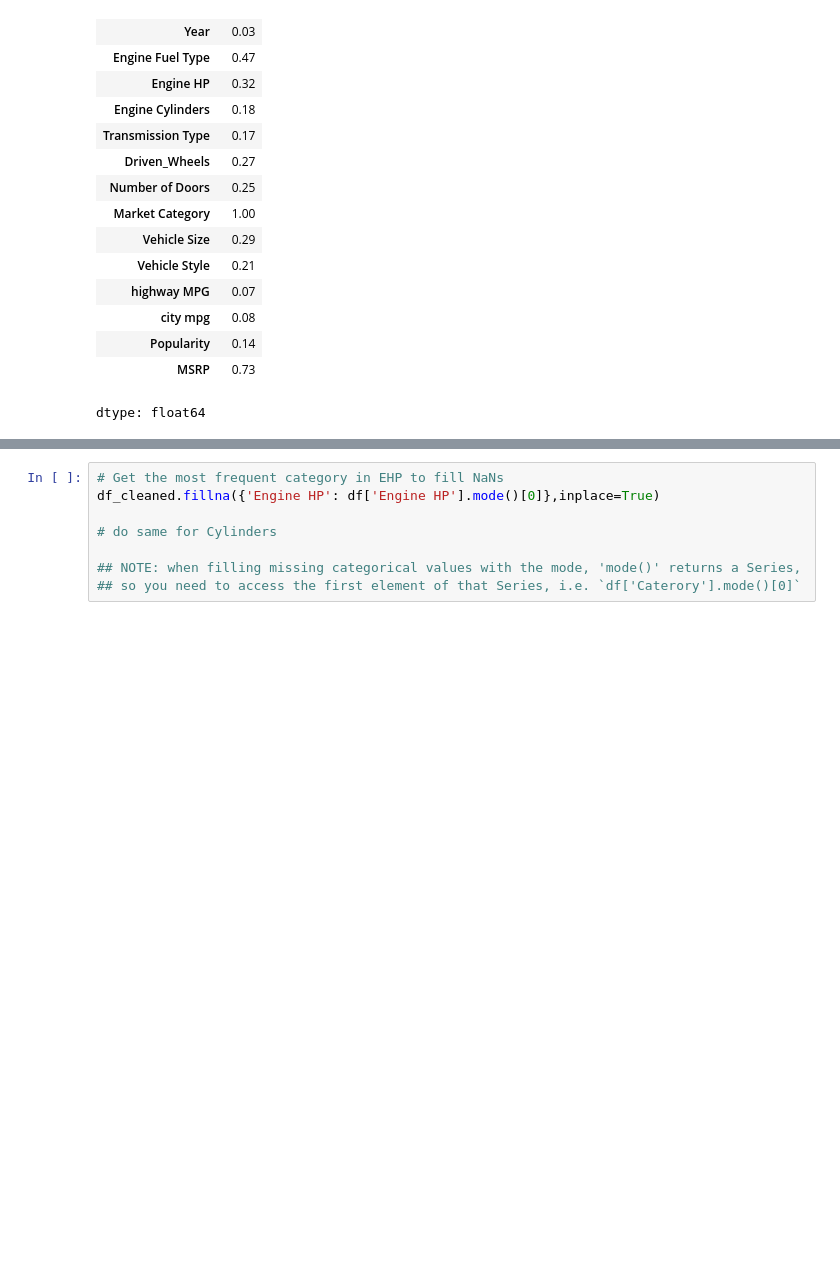
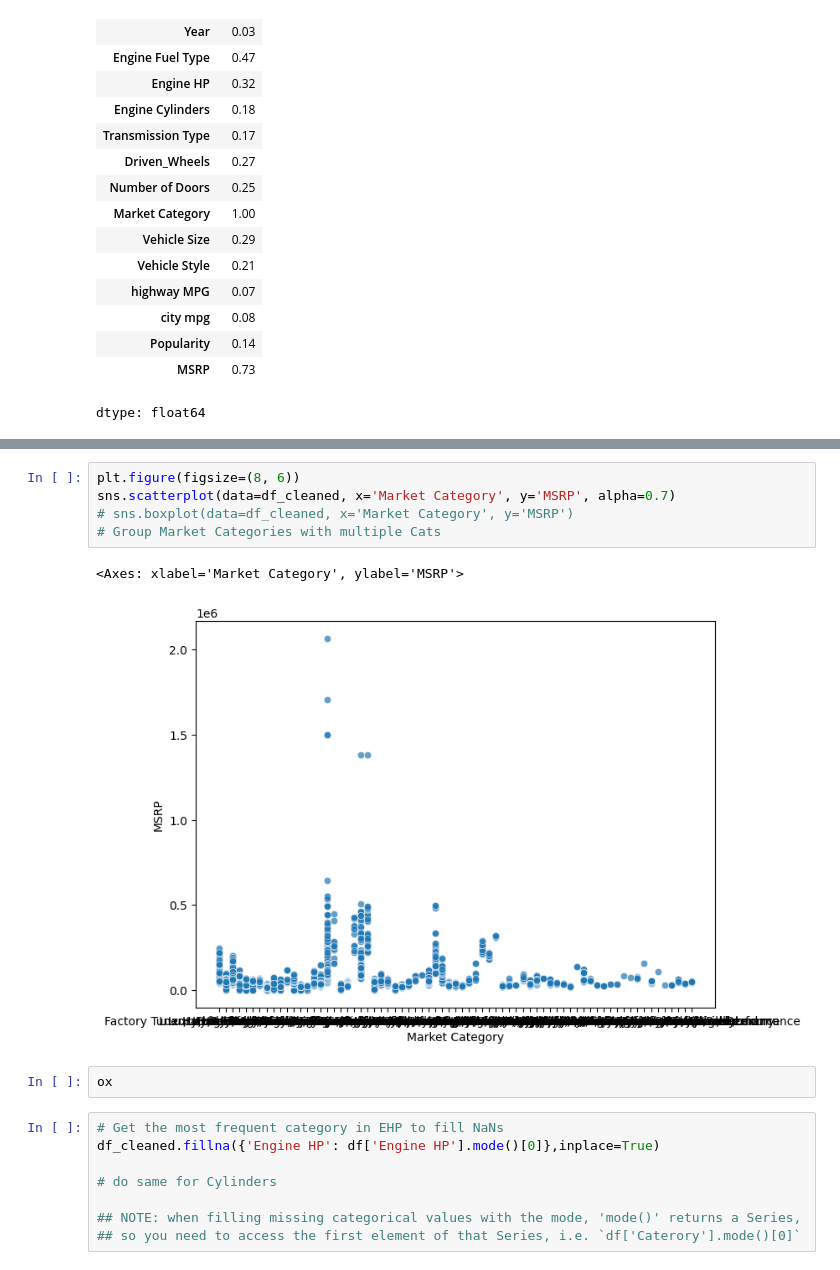
Before and after one commit to sarahajbane/colab_workbook_templates, a Jupyter notebook: Car_Analysis.ipynb, the cells around one changed output, grey strips where cells are left out. Saved outputs shown, nothing was run; the diff lists cells and outputs as text; blank space fills up the shorter version.

```diff
--- a/Car_Analysis.ipynb
+++ b/Car_Analysis.ipynb
@@ -156,3 +157,13 @@ dtype: float64
+# %%
+plt.figure(figsize=(8, 6))
+sns.scatterplot(data=df_cleaned, x='Market Category', y='MSRP', alpha=0.7)
+# sns.boxplot(data=df_cleaned, x='Market Category', y='MSRP')
+# Group Market Categories with multiple Cats
+# %% [output]
+<Axes: xlabel='Market Category', ylabel='MSRP'>
+[figure, added]
+# %%
+ox
 # %%
 # Get the most frequent category in EHP to fill NaNs
 df_cleaned.fillna({'Engine HP': df['Engine HP'].mode()[0]},inplace=True)
```
Also changed, not shown: parts of 2 cells of this notebook.
